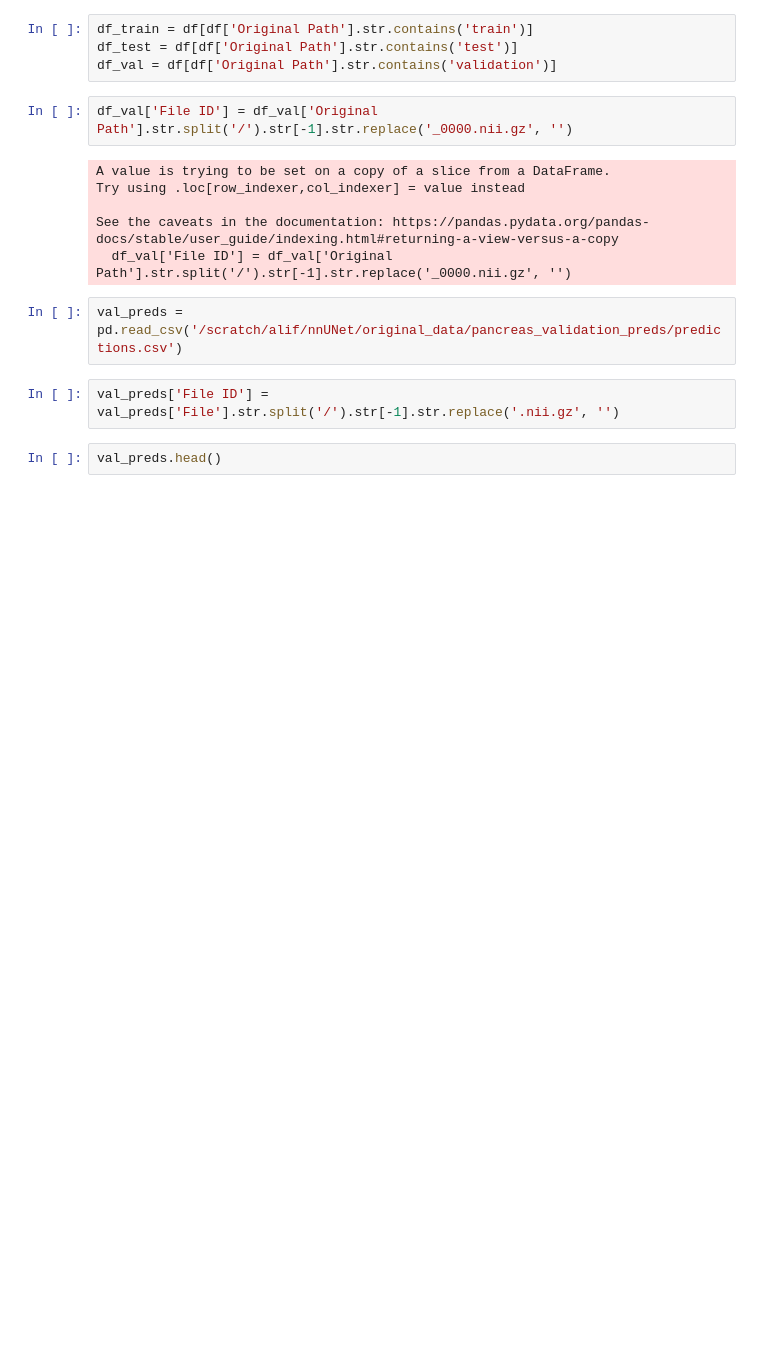
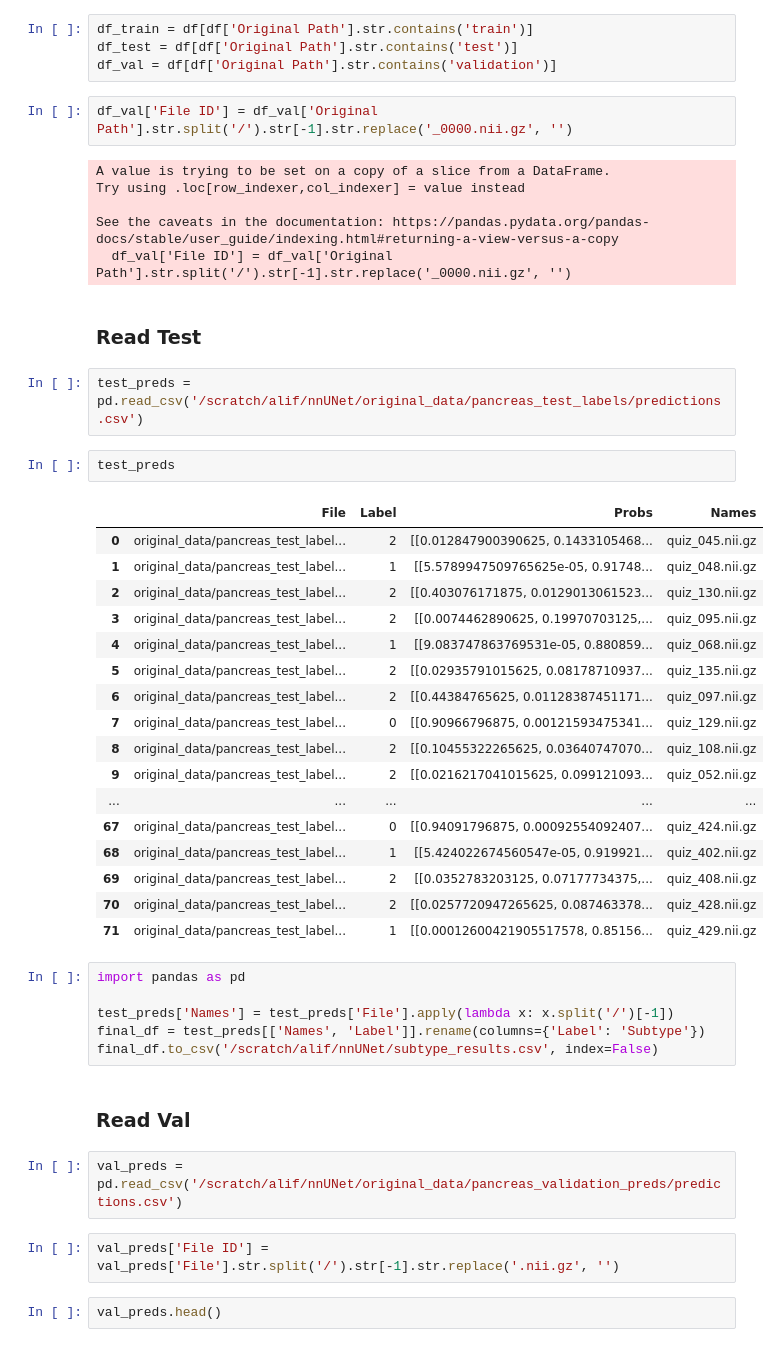
Before and after one commit to alif-munim/nnUNet, a Jupyter notebook: evaluation.ipynb, the cells around one changed output. Drawn from its saved outputs; the diff is of its cells as text; blank space fills up the shorter version.

```diff
--- a/evaluation.ipynb
+++ b/evaluation.ipynb
@@ -57,6 +57,38 @@ Try using .loc[row_indexer,col_indexer] = value instead
 
 See the caveats in the documentation: https://pandas.pydata.org/pandas-docs/stable/user_guide/indexing.html#returning-a-view-versus-a-copy
   df_val['File ID'] = df_val['Original Path'].str.split('/').str[-1].str.replace('_0000.nii.gz', '')
+# %% [markdown]
+### Read Test
+# %%
+test_preds = pd.read_csv('/scratch/alif/nnUNet/original_data/pancreas_test_labels/predictions.csv')
+# %%
+test_preds
+# %% [output]
+|  | File | Label | Probs | Names |
+| 0 | original_data/pancreas_test_label... | 2 | [[0.012847900390625, 0.1433105468... | quiz_045.nii.gz |
+| 1 | original_data/pancreas_test_label... | 1 | [[5.5789947509765625e-05, 0.91748... | quiz_048.nii.gz |
+| 2 | original_data/pancreas_test_label... | 2 | [[0.403076171875, 0.0129013061523... | quiz_130.nii.gz |
+| 3 | original_data/pancreas_test_label... | 2 | [[0.0074462890625, 0.19970703125,... | quiz_095.nii.gz |
+| 4 | original_data/pancreas_test_label... | 1 | [[9.083747863769531e-05, 0.880859... | quiz_068.nii.gz |
+| 5 | original_data/pancreas_test_label... | 2 | [[0.02935791015625, 0.08178710937... | quiz_135.nii.gz |
+| 6 | original_data/pancreas_test_label... | 2 | [[0.44384765625, 0.01128387451171... | quiz_097.nii.gz |
+| 7 | original_data/pancreas_test_label... | 0 | [[0.90966796875, 0.00121593475341... | quiz_129.nii.gz |
+| 8 | original_data/pancreas_test_label... | 2 | [[0.10455322265625, 0.03640747070... | quiz_108.nii.gz |
+| 9 | original_data/pancreas_test_label... | 2 | [[0.0216217041015625, 0.099121093... | quiz_052.nii.gz |
+| ... | ... | ... | ... | ... |
+| 67 | original_data/pancreas_test_label... | 0 | [[0.94091796875, 0.00092554092407... | quiz_424.nii.gz |
+| 68 | original_data/pancreas_test_label... | 1 | [[5.424022674560547e-05, 0.919921... | quiz_402.nii.gz |
+| 69 | original_data/pancreas_test_label... | 2 | [[0.0352783203125, 0.07177734375,... | quiz_408.nii.gz |
+| 70 | original_data/pancreas_test_label... | 2 | [[0.0257720947265625, 0.087463378... | quiz_428.nii.gz |
+| 71 | original_data/pancreas_test_label... | 1 | [[0.00012600421905517578, 0.85156... | quiz_429.nii.gz |
+# %%
+import pandas as pd
+
+test_preds['Names'] = test_preds['File'].apply(lambda x: x.split('/')[-1])
+final_df = test_preds[['Names', 'Label']].rename(columns={'Label': 'Subtype'})
+final_df.to_csv('/scratch/alif/nnUNet/subtype_results.csv', index=False)
+# %% [markdown]
+### Read Val
 # %%
 val_preds = pd.read_csv('/scratch/alif/nnUNet/original_data/pancreas_validation_preds/predictions.csv')
 # %%
```
Also changed, not shown: parts of 29 cells of this notebook, 2 other files.
